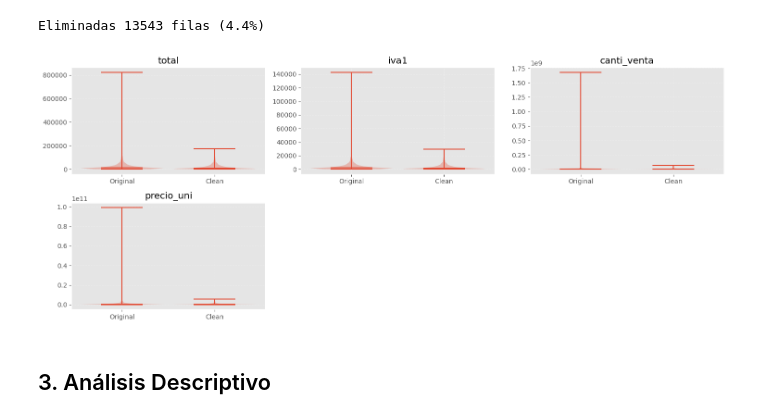
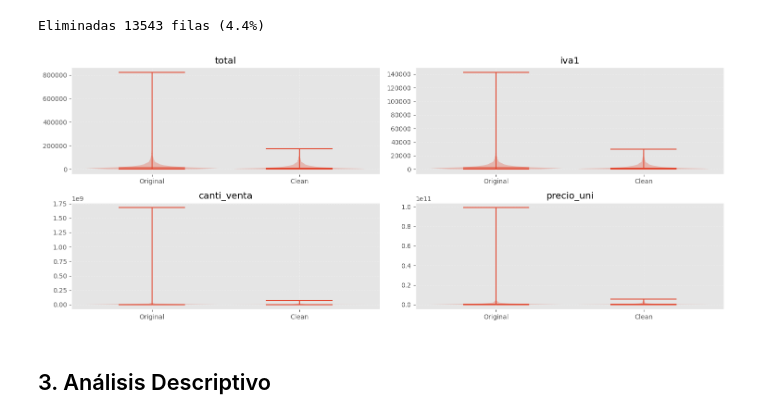
Before and after one commit to SantiagoCastellanos14/m11-practico1-eda, a Jupyter notebook: notebooks/practico_1_eda.ipynb, the cells around one changed output. Cells and saved outputs as stored; diff of their text form; code cells hidden in the pictures.

```diff
--- a/notebooks/practico_1_eda.ipynb
+++ b/notebooks/practico_1_eda.ipynb
@@ -562,36 +584,36 @@ Eliminadas 13543 filas (4.4%)
 # %%
 selected_cols = _rel_columns               # de querer agregar más variables, modificar la lista que se usa acá
 n            = len(selected_cols)
-cols         = 3                           # columnas de grid
+cols         = 2                           # columnas de grid
 rows         = int(np.ceil(n / cols))
 
 fig, axes = plt.subplots(rows, cols, figsize=(15, rows * 3))
 axes = axes.flatten()
 
 for ax, col in zip(axes, selected_cols):
     data_orig  = df_raw[col].dropna()
     data_clean = df_clean[col].dropna()
 
     ax.violinplot(
         [data_orig, data_clean],
         positions=[1, 2],
         widths=0.9,
         showmeans=False,
         showmedians=True
     )
     ax.set_title(col)
     ax.set_xticks([1, 2])
     ax.set_xticklabels(['Original', 'Clean'])
     ax.grid(True, linestyle='--', alpha=0.3)
 
 # elimina ejes sobrantes si el grid es mayor que el nº de variables!
 for ax in axes[n:]:
     fig.delaxes(ax)
 
 plt.tight_layout()
 plt.show()
 # %% [output]
-[figure, old version]
+[figure, new version]
 # %% [markdown]
 ## 3. Análisis Descriptivo
 # %% [markdown]
```
Also changed, not shown: parts of 12 cells of this notebook.
